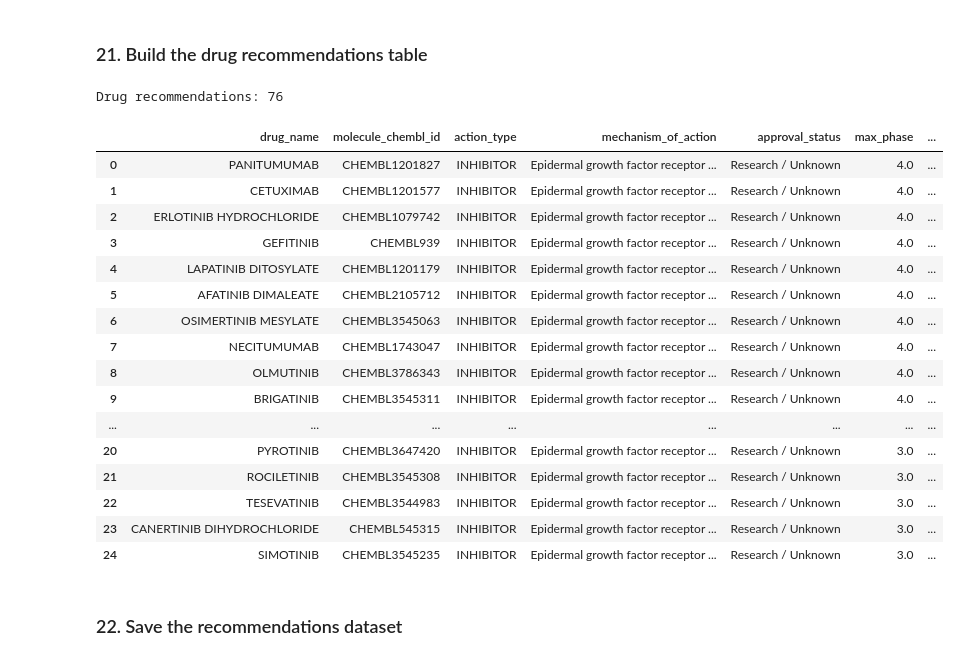
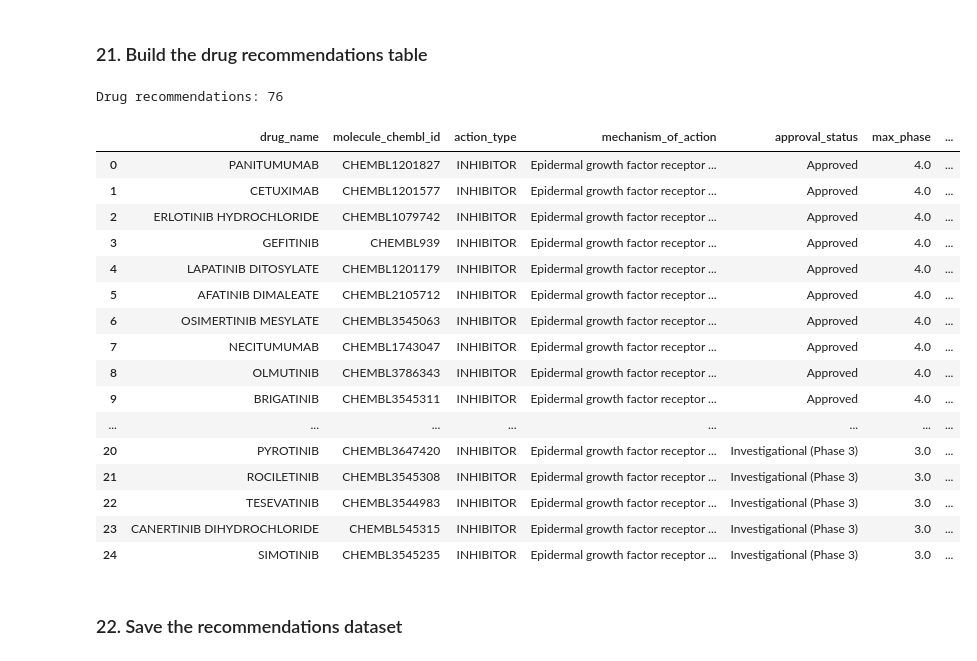
Before and after one commit to AI-Precision-Medicine-Zoomcamp/therapeutic-strategy-assistant, a Jupyter notebook: notebooks/01_chembl_egfr_exploration.ipynb, the cells around one changed output. Saved outputs shown, nothing was run; the diff lists cells and outputs as text; code cells hidden in the pictures.

```diff
--- a/notebooks/01_chembl_egfr_exploration.ipynb
+++ b/notebooks/01_chembl_egfr_exploration.ipynb
@@ -433,45 +448,52 @@ Done. Drugs with a real name: 76
 # %%
 drug_recommendations_df = clean_mechanisms_df[
     clean_mechanisms_df["drug_name"].notna()
 ].copy()
 
 # approval label from max_phase
+# ChEMBL can return max_phase as int, float, or string depending on the API path.
 def approval_label(phase):
-    if phase == 4:
+    if pd.isna(phase):
+        return "Research / Unknown"
+    try:
+        numeric_phase = float(phase)
+    except (TypeError, ValueError):
+        return "Research / Unknown"
+    if numeric_phase >= 4:
         return "Approved"
-    if phase in (1, 2, 3):
-        return f"Investigational (Phase {int(phase)})"
+    if numeric_phase in (1, 2, 3):
+        return f"Investigational (Phase {int(numeric_phase)})"
     return "Research / Unknown"
 
 drug_recommendations_df["approval_status"] = drug_recommendations_df["max_phase"].apply(approval_label)
 drug_recommendations_df["target_name"] = target_pref_name
 
 drug_recommendations_df = drug_recommendations_df[[
     "drug_name", "molecule_chembl_id", "action_type",
     "mechanism_of_action", "approval_status", "max_phase", "target_name",
 ]].sort_values("max_phase", ascending=False, na_position="last").reset_index(drop=True)
 
 print("Drug recommendations:", len(drug_recommendations_df))
 drug_recommendations_df.head(25)
 # %% [output]
 Drug recommendations: 76
 |  | drug_name | molecule_chembl_id | action_type | mechanism_of_action | approval_status | max_phase | ... |
-| 0 | PANITUMUMAB | CHEMBL1201827 | INHIBITOR | Epidermal growth factor receptor ... | Research / Unknown | 4.0 | ... |
-| 1 | CETUXIMAB | CHEMBL1201577 | INHIBITOR | Epidermal growth factor receptor ... | Research / Unknown | 4.0 | ... |
-| 2 | ERLOTINIB HYDROCHLORIDE | CHEMBL1079742 | INHIBITOR | Epidermal growth factor receptor ... | Research / Unknown | 4.0 | ... |
-| 3 | GEFITINIB | CHEMBL939 | INHIBITOR | Epidermal growth factor receptor ... | Research / Unknown | 4.0 | ... |
-| 4 | LAPATINIB DITOSYLATE | CHEMBL1201179 | INHIBITOR | Epidermal growth factor receptor ... | Research / Unknown | 4.0 | ... |
-| 5 | AFATINIB DIMALEATE | CHEMBL2105712 | INHIBITOR | Epidermal growth factor receptor ... | Research / Unknown | 4.0 | ... |
-| 6 | OSIMERTINIB MESYLATE | CHEMBL3545063 | INHIBITOR | Epidermal growth factor receptor ... | Research / Unknown | 4.0 | ... |
-| 7 | NECITUMUMAB | CHEMBL1743047 | INHIBITOR | Epidermal growth factor receptor ... | Research / Unknown | 4.0 | ... |
-| 8 | OLMUTINIB | CHEMBL3786343 | INHIBITOR | Epidermal growth factor receptor ... | Research / Unknown | 4.0 | ... |
-| 9 | BRIGATINIB | CHEMBL3545311 | INHIBITOR | Epidermal growth factor receptor ... | Research / Unknown | 4.0 | ... |
+| 0 | PANITUMUMAB | CHEMBL1201827 | INHIBITOR | Epidermal growth factor receptor ... | Approved | 4.0 | ... |
+| 1 | CETUXIMAB | CHEMBL1201577 | INHIBITOR | Epidermal growth factor receptor ... | Approved | 4.0 | ... |
+| 2 | ERLOTINIB HYDROCHLORIDE | CHEMBL1079742 | INHIBITOR | Epidermal growth factor receptor ... | Approved | 4.0 | ... |
+| 3 | GEFITINIB | CHEMBL939 | INHIBITOR | Epidermal growth factor receptor ... | Approved | 4.0 | ... |
+| 4 | LAPATINIB DITOSYLATE | CHEMBL1201179 | INHIBITOR | Epidermal growth factor receptor ... | Approved | 4.0 | ... |
+| 5 | AFATINIB DIMALEATE | CHEMBL2105712 | INHIBITOR | Epidermal growth factor receptor ... | Approved | 4.0 | ... |
+| 6 | OSIMERTINIB MESYLATE | CHEMBL3545063 | INHIBITOR | Epidermal growth factor receptor ... | Approved | 4.0 | ... |
+| 7 | NECITUMUMAB | CHEMBL1743047 | INHIBITOR | Epidermal growth factor receptor ... | Approved | 4.0 | ... |
+| 8 | OLMUTINIB | CHEMBL3786343 | INHIBITOR | Epidermal growth factor receptor ... | Approved | 4.0 | ... |
+| 9 | BRIGATINIB | CHEMBL3545311 | INHIBITOR | Epidermal growth factor receptor ... | Approved | 4.0 | ... |
 | ... | ... | ... | ... | ... | ... | ... | ... |
-| 20 | PYROTINIB | CHEMBL3647420 | INHIBITOR | Epidermal growth factor receptor ... | Research / Unknown | 3.0 | ... |
-| 21 | ROCILETINIB | CHEMBL3545308 | INHIBITOR | Epidermal growth factor receptor ... | Research / Unknown | 3.0 | ... |
-| 22 | TESEVATINIB | CHEMBL3544983 | INHIBITOR | Epidermal growth factor receptor ... | Research / Unknown | 3.0 | ... |
-| 23 | CANERTINIB DIHYDROCHLORIDE | CHEMBL545315 | INHIBITOR | Epidermal growth factor receptor ... | Research / Unknown | 3.0 | ... |
-| 24 | SIMOTINIB | CHEMBL3545235 | INHIBITOR | Epidermal growth factor receptor ... | Research / Unknown | 3.0 | ... |
+| 20 | PYROTINIB | CHEMBL3647420 | INHIBITOR | Epidermal growth factor receptor ... | Investigational (Phase 3) | 3.0 | ... |
+| 21 | ROCILETINIB | CHEMBL3545308 | INHIBITOR | Epidermal growth factor receptor ... | Investigational (Phase 3) | 3.0 | ... |
+| 22 | TESEVATINIB | CHEMBL3544983 | INHIBITOR | Epidermal growth factor receptor ... | Investigational (Phase 3) | 3.0 | ... |
+| 23 | CANERTINIB DIHYDROCHLORIDE | CHEMBL545315 | INHIBITOR | Epidermal growth factor receptor ... | Investigational (Phase 3) | 3.0 | ... |
+| 24 | SIMOTINIB | CHEMBL3545235 | INHIBITOR | Epidermal growth factor receptor ... | Investigational (Phase 3) | 3.0 | ... |
 # %% [markdown]
 ### 22. Save the recommendations dataset
 # %%
```
Also changed, not shown: parts of 49 cells of this notebook, 18 other files.
